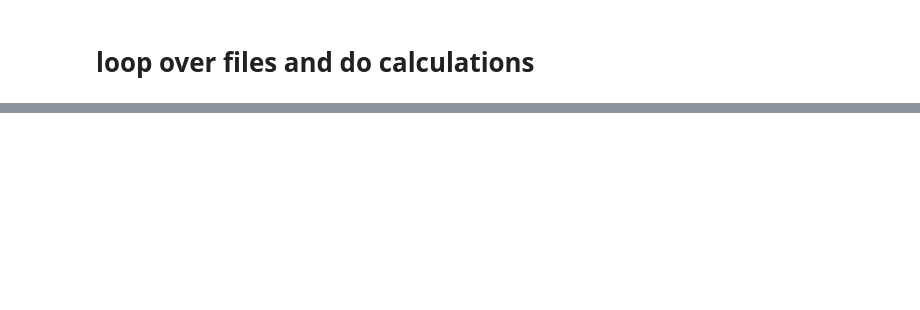
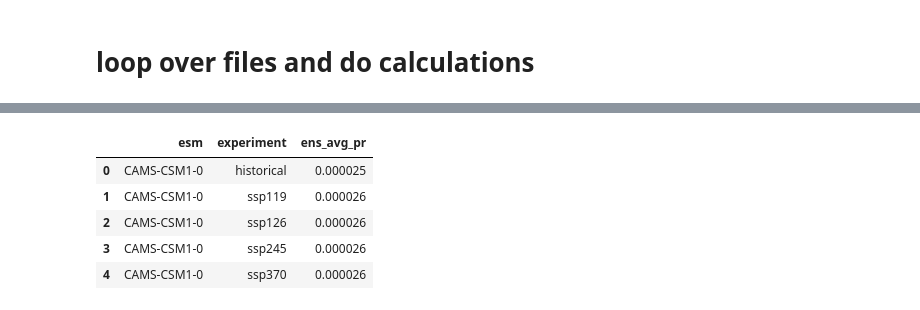
Before and after one commit to JGCRI/stitches_in_r, a Jupyter notebook: R/inst/shinyApp/python_curation/pr_aoi_calculations.ipynb, the cells around one changed output, grey strips where cells are left out. Drawn from its saved outputs; the diff is of its cells as text; code cells hidden in the pictures; blank space fills up the shorter version.

```diff
--- a/R/inst/shinyApp/python_curation/pr_aoi_calculations.ipynb
+++ b/R/inst/shinyApp/python_curation/pr_aoi_calculations.ipynb
@@ -177,27 +202,22 @@ for esmname in esm[0:1]:
                 # end for loop over months to do spatial disaggregation
 
             # time average for this ensemble member:
-            aoi_pr = monthly_aoi_pr['aggregate_pr'].mean().copy()
+            aoi_pr = monthly_aoi_pr['aggregate_pr'].mean()
 
             # and add it to the running sum for the ensemble members
-            df_sum = (aoi_pr  + df_sum).copy()
+            df_sum = (aoi_pr  + df_sum)
             n_good_files = n_good_files + 1
         # end for loop over files in the experiment
 
     # Calculate the ensemble average of CONUS 20 year average precip for this
     # experiment
-    df_ens_avg = df_sum/n_good_files
+    df_shaped =  pd.DataFrame({'esm':[esmname]})
+    df_shaped['experiment'] = exp
+    df_shaped['ens_avg_pr']= df_sum/n_good_files
 
     # and append to the pr holding data frame
-    pr_holder = pd.concat([pr_holder,
-                           pd.DataFrame({'esm':esmname,
-                                         'experiment':exp,
-                                         'ens_avg_pr':df_ens_avg}
-                                        )]).reset_index(drop=True).copy()
+    pr_holder = pd.concat([pr_holder, df_shaped]).reset_index(drop=True).copy()
     del(filelist)
-    del(df_ens_avg)
+    del(df_shaped)
     # end loop over experiments
 # end loop over esms
-
-
-#%
@@ -203,0 +245,9 @@ for esmname in esm[0:1]:
+# %%
+pr_holder
+# %% [output]
+|  | esm | experiment | ens_avg_pr |
+| 0 | CAMS-CSM1-0 | historical | 0.000025 |
+| 1 | CAMS-CSM1-0 | ssp119 | 0.000026 |
+| 2 | CAMS-CSM1-0 | ssp126 | 0.000026 |
+| 3 | CAMS-CSM1-0 | ssp245 | 0.000026 |
+| 4 | CAMS-CSM1-0 | ssp370 | 0.000026 |
```
Also changed, not shown: parts of 4 cells of this notebook.
